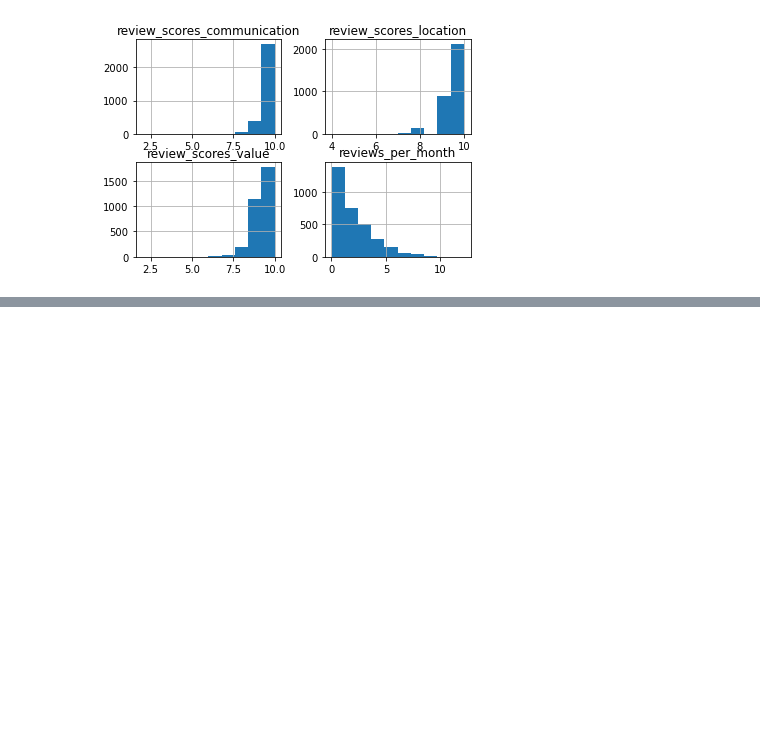
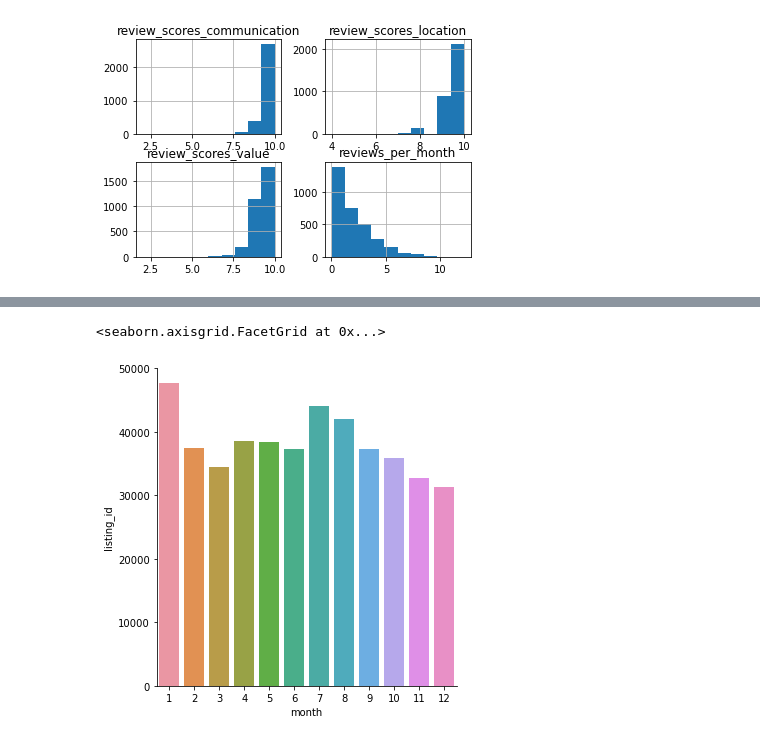
Before and after one commit to Olek-ua/Seattle_Project, a Jupyter notebook: Data Understanding Seattle AirBnB.ipynb, the cells around one changed output, grey strips where cells are left out. Cells and saved outputs as stored; diff of their text form; code cells hidden in the pictures; blank space fills up the shorter version.

Commit message:
answere first question of month popularity

```diff
--- a/Data Understanding Seattle AirBnB.ipynb
+++ b/Data Understanding Seattle AirBnB.ipynb
@@ -212,0 +226,11 @@ listing_corr_clean.iloc[:, 24:30].hist();
+# %%
+# Let's convert dates into month to find month with the most bookings
+
+import datetime as dt
+
+calendar_df['date'] = pd.to_datetime(calendar_df['date'], format='%Y-%m-%d')
+
+calendar_df['month'] = calendar_df['date'].dt.month
+calendar_df['year'] = calendar_df['date'].dt.year
+
+calendar_df.head(10)
@@ -212,0 +249,12 @@ listing_corr_clean.iloc[:, 24:30].hist();
+# %%
+monthly_grouping = calendar_df[(calendar_df['available']== 'f') & (calendar_df['year']== 2016)][['listing_id','month']].groupby(['month']).count()
+
+monthly_grouping = monthly_grouping.reset_index()
+
+sns.catplot (x = 'month',
+              y = 'listing_id',
+              data = monthly_grouping,
+              kind = 'bar')
+# %% [output]
+<seaborn.axisgrid.FacetGrid at 0x...>
+[figure, added]
```
Also changed, not shown: parts of 9 cells of this notebook.
